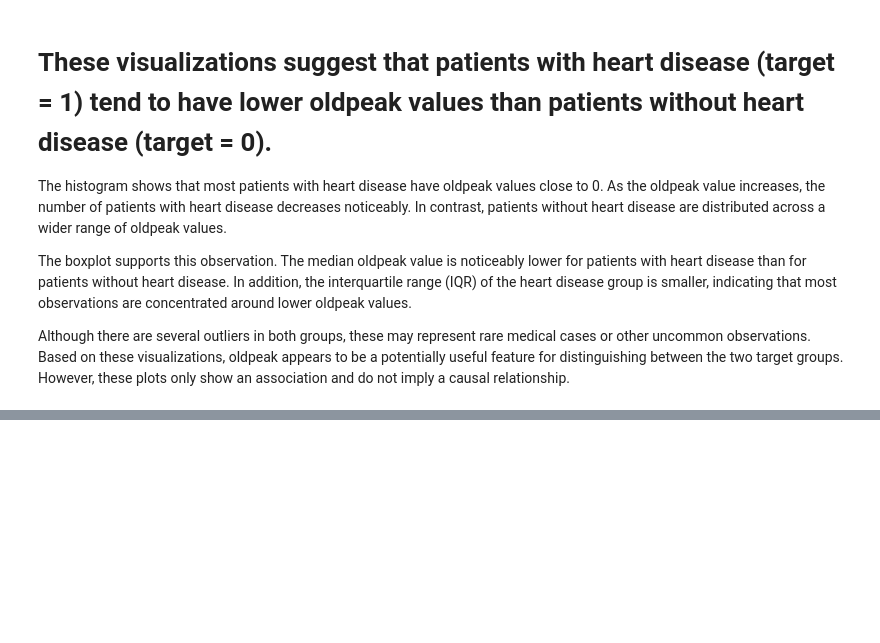
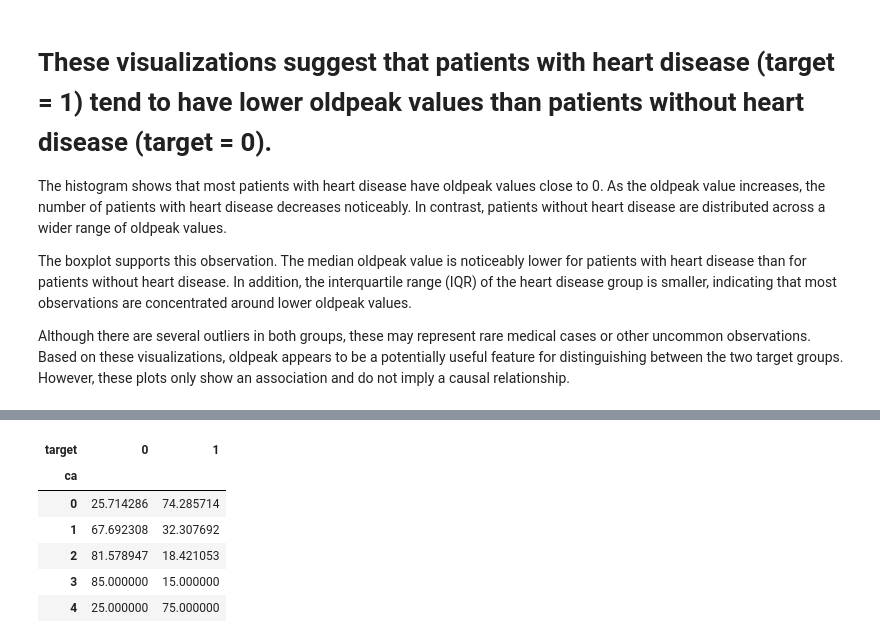
Before and after one commit to Wassiemkahlawi/heart-disease-ml-analysis, a Jupyter notebook: notebooks/01_eda.ipynb, the cells around one changed output, grey strips where cells are left out. Saved outputs shown, nothing was run; the diff lists cells and outputs as text; code cells hidden in the pictures; blank space fills up the shorter version.

```diff
--- a/notebooks/01_eda.ipynb
+++ b/notebooks/01_eda.ipynb
@@ -699,0 +710,14 @@ plt.show()
+# %%
+pd.crosstab(
+    df_clean["ca"],
+    df_clean["target"],
+    normalize="index"
+) * 100
+# %% [output]
+| target | 0 | 1 |
+| ca |  |  |
+| 0 | 25.714286 | 74.285714 |
+| 1 | 67.692308 | 32.307692 |
+| 2 | 81.578947 | 18.421053 |
+| 3 | 85.000000 | 15.000000 |
+| 4 | 25.000000 | 75.000000 |
```
Also changed, not shown: parts of 5 cells of this notebook.
